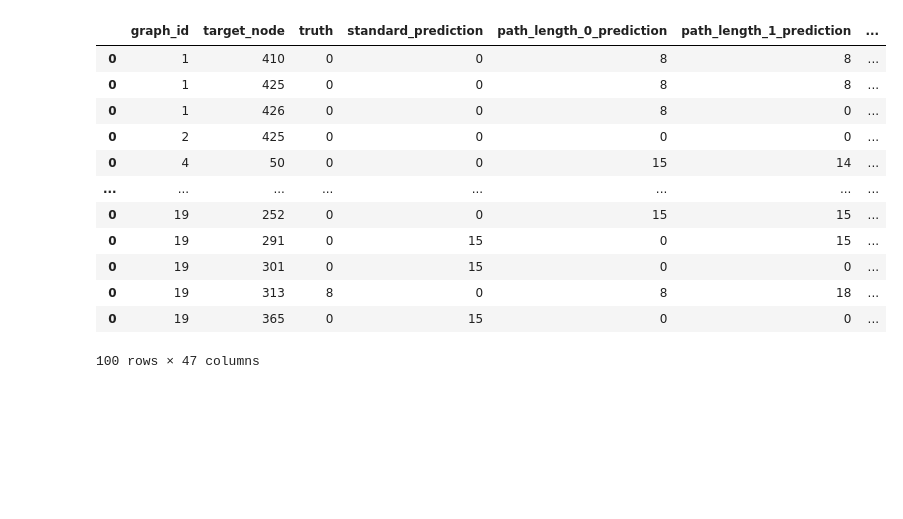
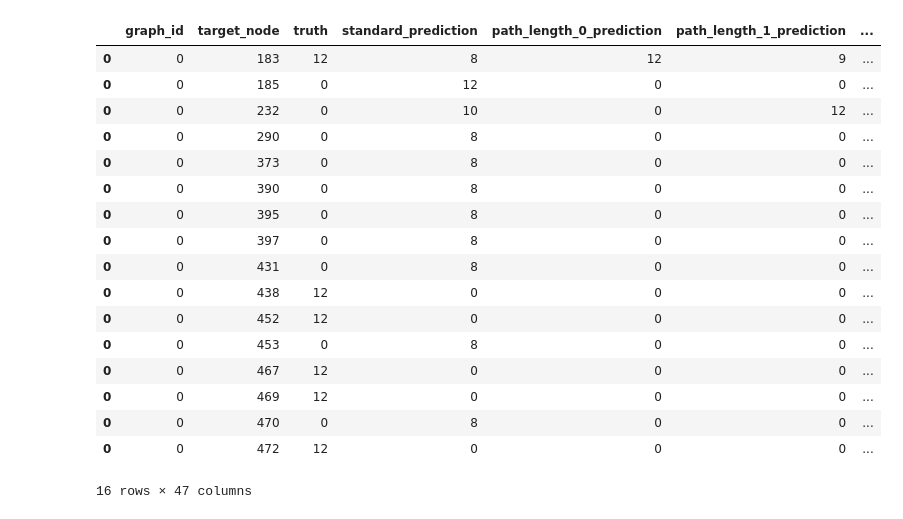
Before and after one commit to PalAvik/lrgb-uva-dl2-11, a Jupyter notebook: analysis/noising_experiments/noiser_results.ipynb, the cells around one changed output. Saved outputs shown, nothing was run; the diff lists cells and outputs as text; code cells hidden in the pictures; blank space fills up the shorter version.

```diff
--- a/analysis/noising_experiments/noiser_results.ipynb
+++ b/analysis/noising_experiments/noiser_results.ipynb
@@ -6,7 +6,9 @@ from graphgps.loader.dataset.voc_superpixels import VOCSuperpixels
 # %%
-df = pd.read_pickle('noising_experiment_gcn_1_graph.pickle')
+dfs = pd.read_pickle('noising_experiment_gcn_1_graph.pickle')
 # %%
 # df = pd.concat(dfs)
+# df = dfs[0]
+df = dfs
 # %%
 # sub = df[(df.path_length_18_prediction == df.truth) & (df.standard_prediction != df.truth)]
 # sub[['truth', 'path_length_18_prediction', 'standard_prediction']]
@@ -86,16 +77,21 @@ corrects
 # %%
-df[df.standard_prediction_correct != df.path_length_18_correct]
+df[df.path_length_20_correct & ~df.standard_prediction_correct]
 # %% [output]
 |  | graph_id | target_node | truth | standard_prediction | path_length_0_prediction | path_length_1_prediction | ... |
-| 0 | 1 | 410 | 0 | 0 | 8 | 8 | ... |
-| 0 | 1 | 425 | 0 | 0 | 8 | 8 | ... |
-| 0 | 1 | 426 | 0 | 0 | 8 | 0 | ... |
-| 0 | 2 | 425 | 0 | 0 | 0 | 0 | ... |
-| 0 | 4 | 50 | 0 | 0 | 15 | 14 | ... |
-| ... | ... | ... | ... | ... | ... | ... | ... |
-| 0 | 19 | 252 | 0 | 0 | 15 | 15 | ... |
-| 0 | 19 | 291 | 0 | 15 | 0 | 15 | ... |
-| 0 | 19 | 301 | 0 | 15 | 0 | 0 | ... |
-| 0 | 19 | 313 | 8 | 0 | 8 | 18 | ... |
-| 0 | 19 | 365 | 0 | 15 | 0 | 0 | ... |
+| 0 | 0 | 183 | 12 | 8 | 12 | 9 | ... |
+| 0 | 0 | 185 | 0 | 12 | 0 | 0 | ... |
+| 0 | 0 | 232 | 0 | 10 | 0 | 12 | ... |
+| 0 | 0 | 290 | 0 | 8 | 0 | 0 | ... |
+| 0 | 0 | 373 | 0 | 8 | 0 | 0 | ... |
+| 0 | 0 | 390 | 0 | 8 | 0 | 0 | ... |
+| 0 | 0 | 395 | 0 | 8 | 0 | 0 | ... |
+| 0 | 0 | 397 | 0 | 8 | 0 | 0 | ... |
+| 0 | 0 | 431 | 0 | 8 | 0 | 0 | ... |
+| 0 | 0 | 438 | 12 | 0 | 0 | 0 | ... |
+| 0 | 0 | 452 | 12 | 0 | 0 | 0 | ... |
+| 0 | 0 | 453 | 0 | 8 | 0 | 0 | ... |
+| 0 | 0 | 467 | 12 | 0 | 0 | 0 | ... |
+| 0 | 0 | 469 | 12 | 0 | 0 | 0 | ... |
+| 0 | 0 | 470 | 0 | 8 | 0 | 0 | ... |
+| 0 | 0 | 472 | 12 | 0 | 0 | 0 | ... |
-100 rows × 47 columns
+16 rows × 47 columns
```
Also changed, not shown: parts of 7 cells of this notebook, 3 other files.
